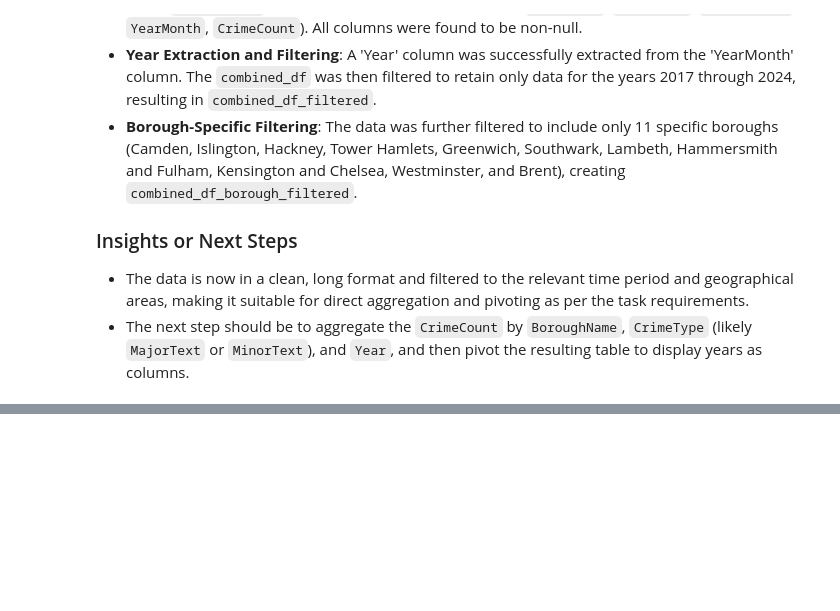
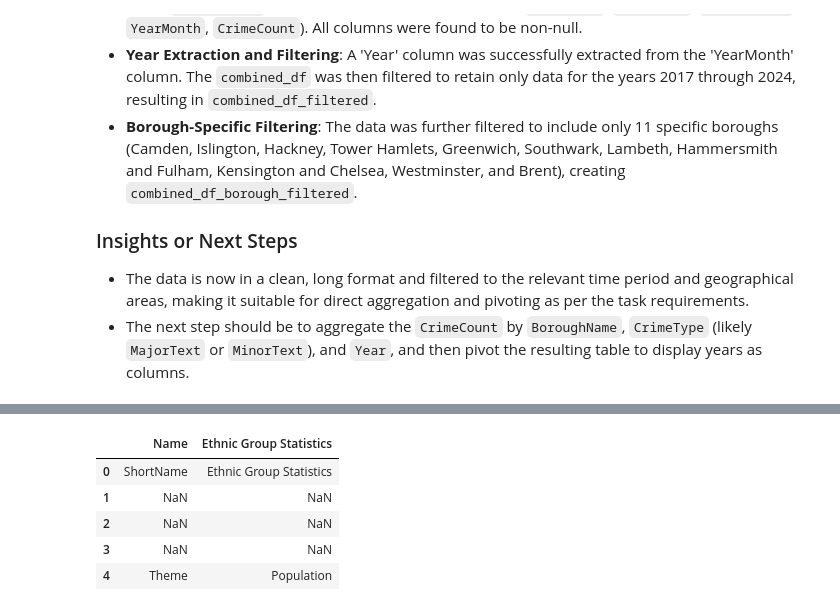
Before and after one commit to greypen2006/biophilic-design, a Jupyter notebook: Clean.ipynb, the cells around one changed output, grey strips where cells are left out. Saved outputs shown, nothing was run; the diff lists cells and outputs as text; code cells hidden in the pictures; blank space fills up the shorter version.

```diff
--- a/Clean.ipynb
+++ b/Clean.ipynb
@@ -349,0 +355,10 @@ Aggregate the crime counts by borough, crime type, and year, and then pivot the
+# %%
+ethnic_df = pd.read_csv('ethnic-groups-by-borough(1).csv')
+ethnic_df.head()
+# %% [output]
+|  | Name | Ethnic Group Statistics |
+| 0 | ShortName | Ethnic Group Statistics |
+| 1 | NaN | NaN |
+| 2 | NaN | NaN |
+| 3 | NaN | NaN |
+| 4 | Theme | Population |
```
Also changed, not shown: parts of 74 cells of this notebook.
